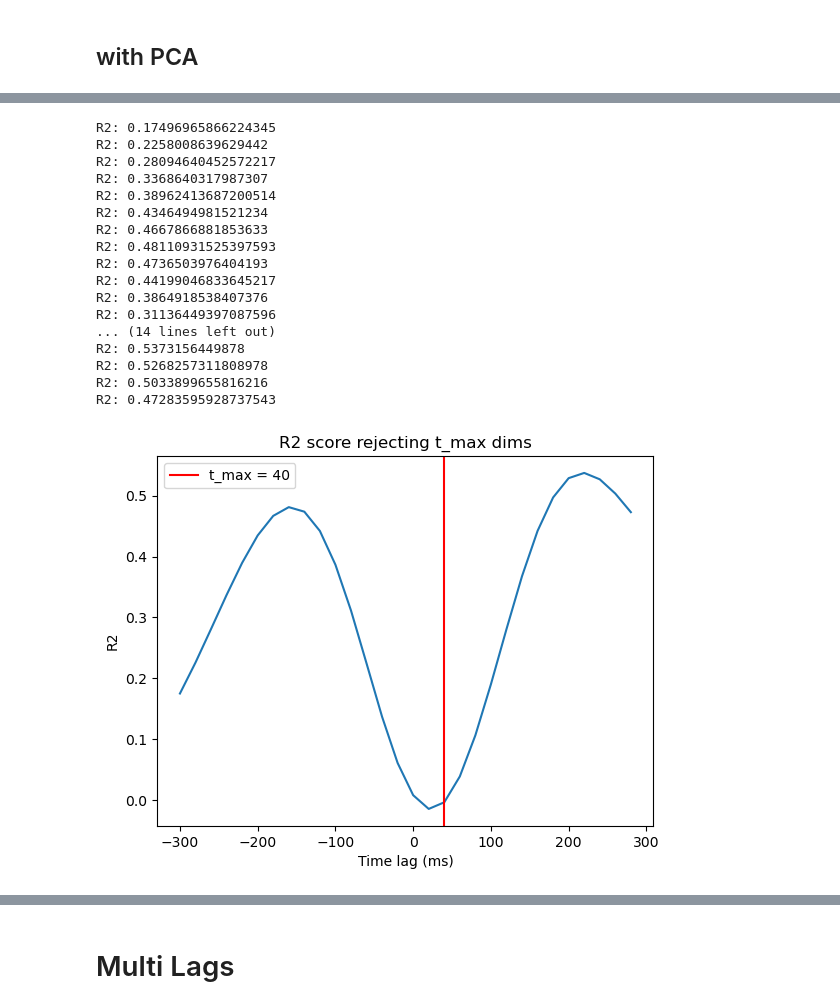
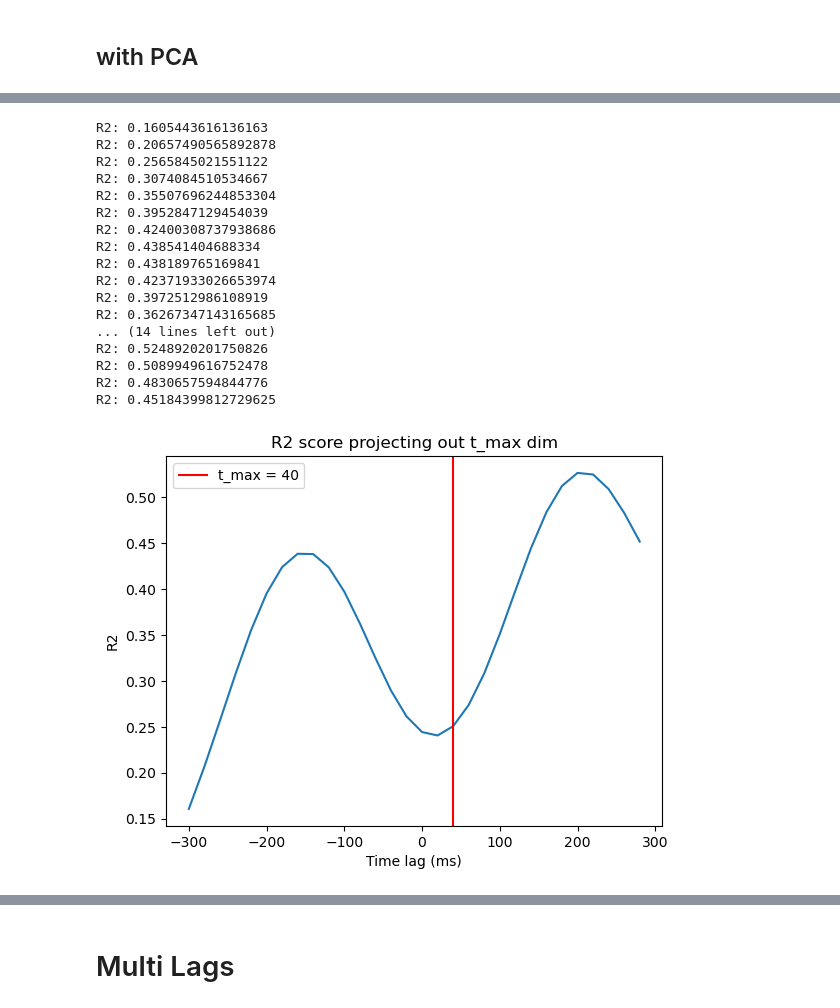
Before and after one commit to sherryxinyuean/area2_population_analysis, a Jupyter notebook: area2_bump-step0(act).ipynb, the cells around one changed output, grey strips where cells are left out. Drawn from its saved outputs; the diff is of its cells as text; code cells hidden in the pictures.

```diff
--- a/area2_bump-step0(act).ipynb
+++ b/area2_bump-step0(act).ipynb
@@ -83,6 +83,12 @@ def vector_reject(u,v):
 #     proj_u_on_v = (np.dot(u, v)/v_norm**2)*v
 #     u_sub = u - proj_u_on_v
     return u_sub
+
+def calc_proj_matrix(A):
+    return A@np.linalg.inv(A.T@A)@A.T
+def calc_proj(b, A):
+    P = calc_proj_matrix(A)
+    return P@b.T
 # %% [output]
 WARNING: Xgboost package is not installed. You will be unable to use the xgboost decoder
 
@@ -693,16 +480,17 @@ x_field = 'PCA'
 y_field ='hand_vel'
 lag_axis = np.arange(-300,300,20)
 # %%
-PCA_whole_r2_array = []
-PCA_whole_coef_array = []
-for lag in lag_axis:
-    # Train decoders and predict velocity
+n_timepoints = int((500 - (-100))/dataset_5ms.bin_width)
+PCA_whole_r2_array = nans([len(lag_axis)])
+PCA_whole_coef_array = nans([len(lag_axis),2,n_dims])
+for i in range(len(lag_axis)):
+    lag = lag_axis[i]
     r2, coef = fit_and_predict(dataset_5ms, trial_mask, 'move_onset_time', (-100, 500), lag, x_field, y_field)
-    PCA_whole_r2_array.append(r2)
-    PCA_whole_coef_array.append(coef)
+    PCA_whole_r2_array[i] = r2
+    PCA_whole_coef_array[i,:,:] = coef
 
-curr_r2_array = np.array(PCA_whole_r2_array)
-curr_coef_array = np.array(PCA_whole_coef_array)
+curr_r2_array = PCA_whole_r2_array
+curr_coef_array = PCA_whole_coef_array
 
 idx_max = np.argmax(curr_r2_array)
 time_max = lag_axis[idx_max]
@@ -725,21 +513,18 @@ plt.ylabel('Angular distance (degrees)')
 plt.show()
 
 
-#Reject decoding dimensions at time with max R2
+#subtract predictions with primary decoding dimensions (at time with max R2)
 sub_coef_array = nans([len(lag_axis),2,curr_coef_array.shape[2]])
 sub_r2_array = nans([len(lag_axis)])
+weights = curr_coef_array[idx_max,:,:]
 for i in range(len(lag_axis)):
-    v = curr_coef_array[idx_max,:,:]
-    u = curr_coef_array[i,:,:]
-    sub_coef_array[i,:,:] = np.array([vector_reject(u[0],v[0]),vector_reject(u[1],v[1])])
-    weights = sub_coef_array[i,:,:]
     lag = lag_axis[i]
-    r2 = get_R2_reject(dataset_5ms, trial_mask, 'move_onset_time', (-100, 500), lag,x_field,y_field, weights)
+    r2, coef = sub_and_predict(dataset_5ms, trial_mask, 'move_onset_time', (-100, 500), lag,x_field,y_field,weights)
     sub_r2_array[i] = r2
-
+    sub_coef_array[i,:,:] = coef
 
 plt.plot(lag_axis,sub_r2_array)
-plt.title('R2 score rejecting t_max dims')
+plt.title('R2 score projecting out t_max dim')
 plt.axvline(time_max, color = 'r', label='t_max = ' + str(time_max))
 plt.legend()
 plt.xlabel('Time lag (ms)')
@@ -748,7 +533,7 @@ plt.show()
 
 plt.plot(lag_axis,np.subtract(sub_r2_array,curr_r2_array))
 plt.axhline(0,color = 'k',linestyle='--')
-plt.title('R2 difference after rejecting t_max dims')
+plt.title('R2 difference after projecting out t_max dim')
 plt.xlabel('Time lag (ms)')
 plt.ylabel('R2 difference')
 plt.show()
@@ -775,18 +560,18 @@ R2: 0.46616354174070884
-R2: 0.17496965866224345
-R2: 0.2258008639629442
-R2: 0.28094640452572217
-R2: 0.3368640317987307
-R2: 0.38962413687200514
-R2: 0.4346494981521234
-R2: 0.4667866881853633
-R2: 0.48110931525397593
-R2: 0.4736503976404193
-R2: 0.44199046833645217
-R2: 0.3864918538407376
-R2: 0.31136449397087596
+R2: 0.1605443616136163
+R2: 0.20657490565892878
+R2: 0.2565845021551122
+R2: 0.3074084510534667
+R2: 0.35507696244853304
+R2: 0.3952847129454039
+R2: 0.42400308737938686
+R2: 0.438541404688334
+R2: 0.438189765169841
+R2: 0.42371933026653974
+R2: 0.3972512986108919
+R2: 0.36267347143165685
 ... (14 lines left out)
-R2: 0.5373156449878
-R2: 0.5268257311808978
-R2: 0.5033899655816216
-R2: 0.47283595928737543
+R2: 0.5248920201750826
+R2: 0.5089949616752478
+R2: 0.4830657594844776
+R2: 0.45184399812729625
-[figure, old version]
+[figure, new version]
```
Also changed, not shown: parts of 18 cells of this notebook, 1 other file.
